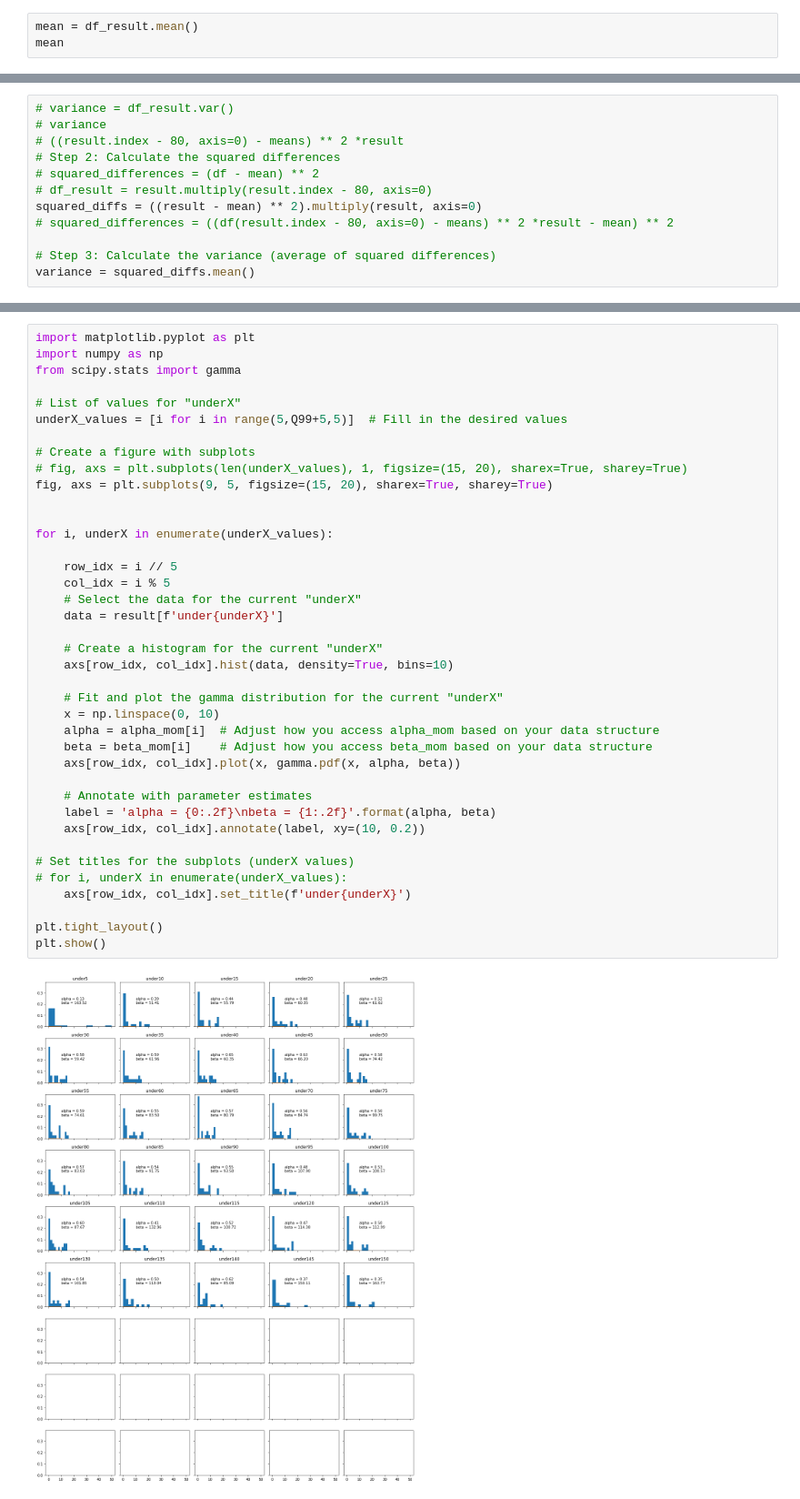
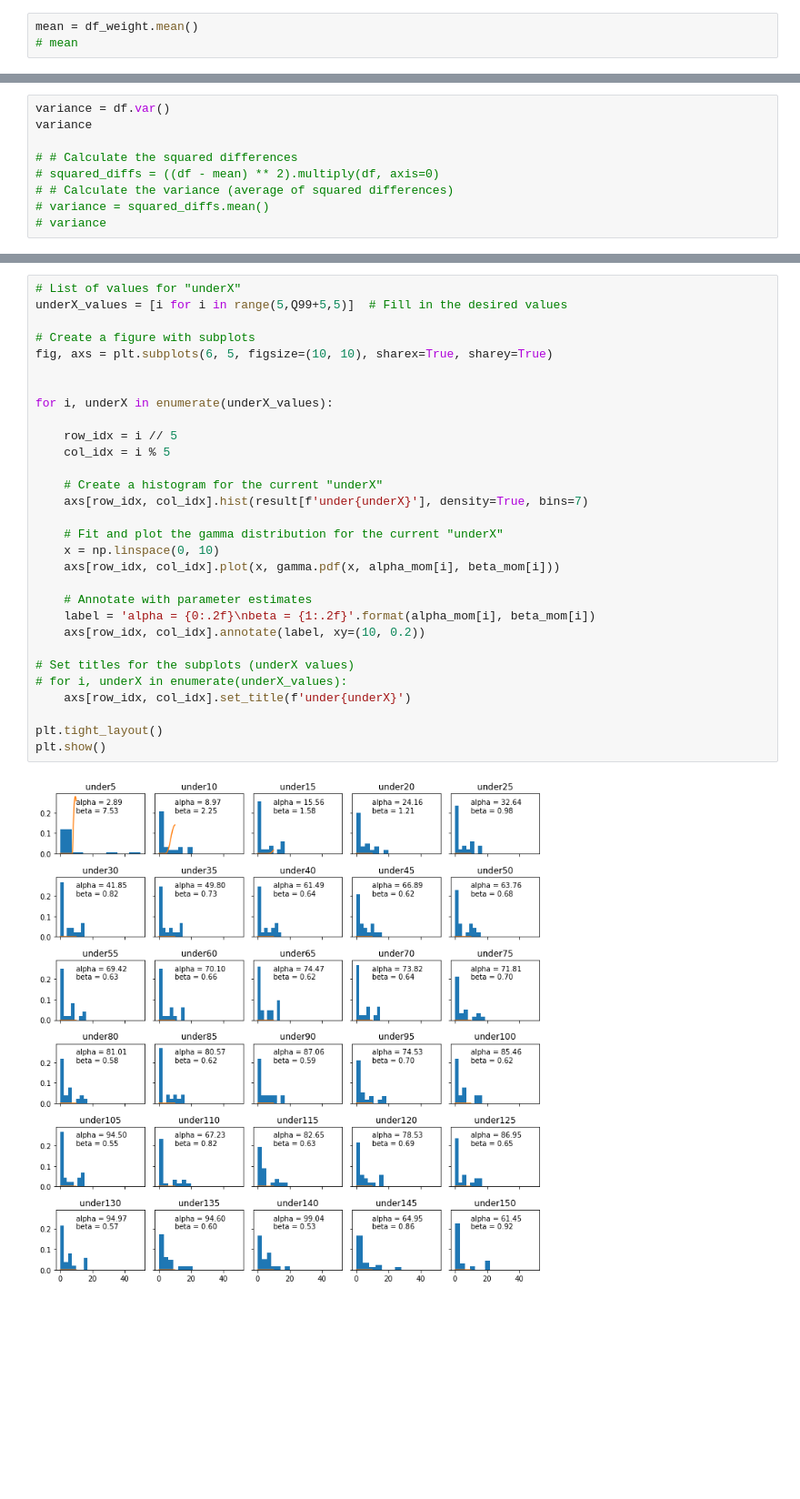
Before and after one commit to JasmnC/DS_MethodOfMovements, a Jupyter notebook: MoM.ipynb, the cells around one changed output, grey strips where cells are left out. Shown at 91% size. Saved outputs shown, nothing was run; the diff lists cells and outputs as text; blank space fills up the shorter version.

```diff
--- a/MoM.ipynb
+++ b/MoM.ipynb
@@ -115,3 +33,3 @@ points
 # %%
-mean = df_result.mean()
-mean
+mean = df_weight.mean()
+# mean
@@ -136,12 +36,9 @@ dtype: float64
 # %%
-# variance = df_result.var()
+variance = df.var()
+variance
+
+# # Calculate the squared differences
+# squared_diffs = ((df - mean) ** 2).multiply(df, axis=0)
+# # Calculate the variance (average of squared differences)
+# variance = squared_diffs.mean()
 # variance
-# ((result.index - 80, axis=0) - means) ** 2 *result
-# Step 2: Calculate the squared differences
-# squared_differences = (df - mean) ** 2
-# df_result = result.multiply(result.index - 80, axis=0)
-squared_diffs = ((result - mean) ** 2).multiply(result, axis=0)
-# squared_differences = ((df(result.index - 80, axis=0) - means) ** 2 *result - mean) ** 2
-
-# Step 3: Calculate the variance (average of squared differences)
-variance = squared_diffs.mean()
@@ -204,41 +92,32 @@ plt.plot(np.linspace(0, 10), gamma.pdf(np.linspace(0, 10), alpha_mom[0], beta_mo
 # %%
-import matplotlib.pyplot as plt
-import numpy as np
-from scipy.stats import gamma
-
 # List of values for "underX"
 underX_values = [i for i in range(5,Q99+5,5)]  # Fill in the desired values
 
 # Create a figure with subplots
-# fig, axs = plt.subplots(len(underX_values), 1, figsize=(15, 20), sharex=True, sharey=True)
-fig, axs = plt.subplots(9, 5, figsize=(15, 20), sharex=True, sharey=True)
+fig, axs = plt.subplots(6, 5, figsize=(10, 10), sharex=True, sharey=True)
 
 
 for i, underX in enumerate(underX_values):
 
     row_idx = i // 5
     col_idx = i % 5
-    # Select the data for the current "underX"
-    data = result[f'under{underX}']
 
     # Create a histogram for the current "underX"
-    axs[row_idx, col_idx].hist(data, density=True, bins=10)
+    axs[row_idx, col_idx].hist(result[f'under{underX}'], density=True, bins=7)
 
     # Fit and plot the gamma distribution for the current "underX"
     x = np.linspace(0, 10)
-    alpha = alpha_mom[i]  # Adjust how you access alpha_mom based on your data structure
-    beta = beta_mom[i]    # Adjust how you access beta_mom based on your data structure
-    axs[row_idx, col_idx].plot(x, gamma.pdf(x, alpha, beta))
+    axs[row_idx, col_idx].plot(x, gamma.pdf(x, alpha_mom[i], beta_mom[i]))
 
     # Annotate with parameter estimates
-    label = 'alpha = {0:.2f}\nbeta = {1:.2f}'.format(alpha, beta)
+    label = 'alpha = {0:.2f}\nbeta = {1:.2f}'.format(alpha_mom[i], beta_mom[i])
     axs[row_idx, col_idx].annotate(label, xy=(10, 0.2))
 
 # Set titles for the subplots (underX values)
 # for i, underX in enumerate(underX_values):
     axs[row_idx, col_idx].set_title(f'under{underX}')
 
 plt.tight_layout()
 plt.show()
 # %% [output]
-[figure, old version]
+[figure, new version]
```
Also changed, not shown: parts of 28 cells of this notebook.
